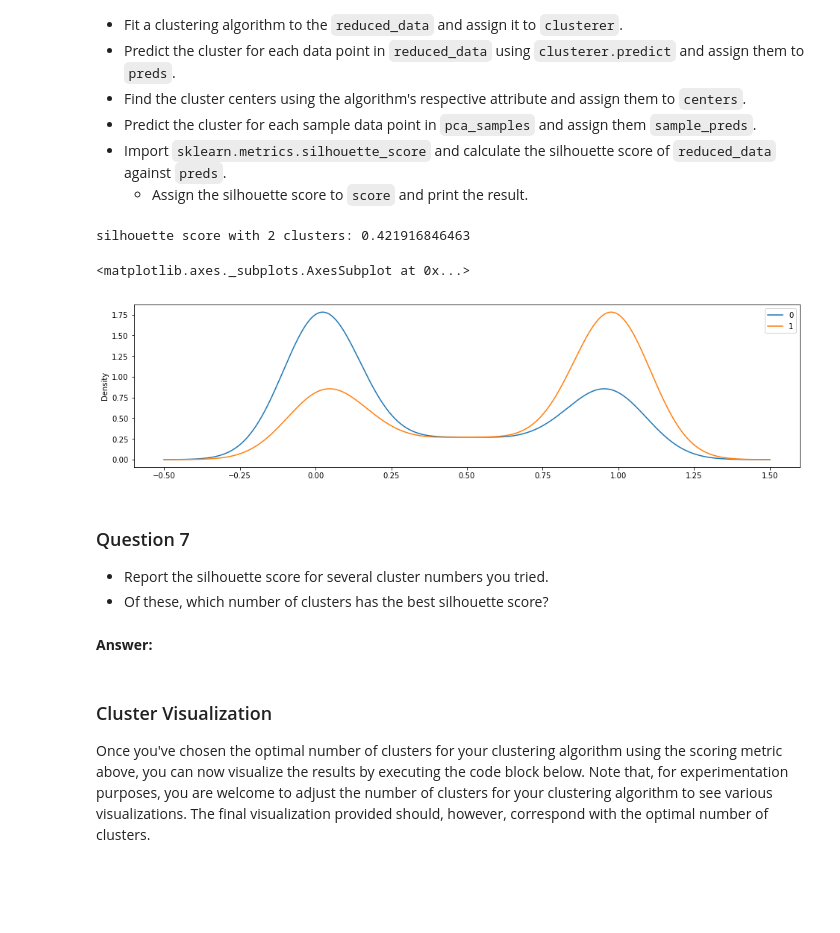
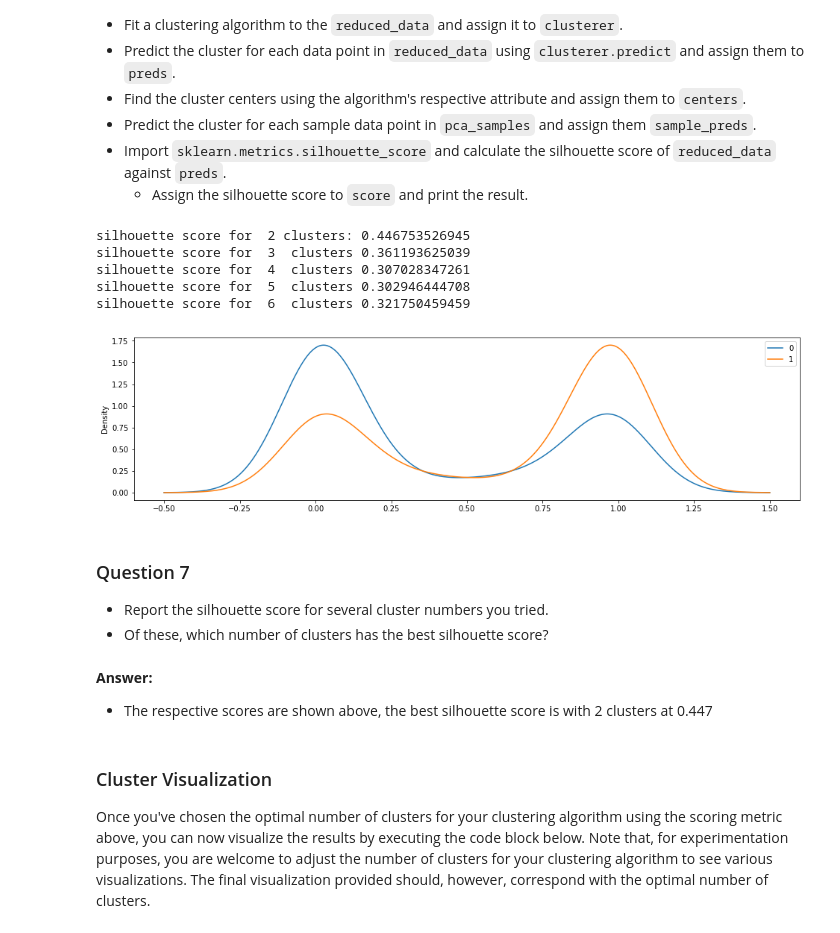
Before and after one commit to mnshr/Udacity-ML, a Jupyter notebook: customer_segments/customer_segments.ipynb, the cells around one changed output. Saved outputs shown, nothing was run; the diff lists cells and outputs as text; code cells hidden in the pictures; blank space fills up the shorter version.

```diff
--- a/customer_segments/customer_segments.ipynb
+++ b/customer_segments/customer_segments.ipynb
@@ -243,7 +243,7 @@ display(outliers_1)
 display(outliers_2)
 
 # Remove the outliers, if any were specified
-good_data = log_data.drop(outliers).reset_index(drop = True)
+good_data = log_data.drop(outliers_1).reset_index(drop = True)
 good_data.describe()
 # %% [output]
 Data points considered outliers for the feature 'Fresh':
@@ -467,36 +477,49 @@ In the code block below, you will need to implement the following:
 # %%
 from sklearn.mixture import GaussianMixture
 from sklearn.metrics import silhouette_score
-# TODO: Apply your clustering algorithm of choice to the reduced data
-clusterer = GaussianMixture(n_components=2,random_state=1).fit(reduced_data)
 
-# TODO: Predict the cluster for each data point
-preds = clusterer.predict(reduced_data)
+for i in range(2,7):
+    # TODO: Apply your clustering algorithm of choice to the reduced data
+    clusterer = GaussianMixture(n_components=i,random_state=1).fit(reduced_data)
 
-# TODO: Find the cluster centers
-centers = clusterer.means_
+    # TODO: Predict the cluster for each data point
+    preds = clusterer.predict(reduced_data)
 
-# TODO: Predict the cluster for each transformed sample data point
-sample_preds = clusterer.predict(pca_samples)
+    # TODO: Find the cluster centers
+    centers = clusterer.means_
 
-# TODO: Calculate the mean silhouette coefficient for the number of clusters chosen
-score = silhouette_score(reduced_data,preds)
-print ('silhouette score with 2 clusters:', score)
+    # TODO: Predict the cluster for each transformed sample data point
+    sample_preds = clusterer.predict(pca_samples)
 
-proba = clusterer.predict_proba(reduced_data)
-proba_prediction = pd.DataFrame(proba)
-proba_prediction.plot.kde(figsize = (16,4))
+    # TODO: Calculate the mean silhouette coefficient for the number of clusters chosen
+    score = silhouette_score(reduced_data,preds)
+
+    if (i == 2):
+        print ('silhouette score for  2 clusters:', score)
+        proba = clusterer.predict_proba(reduced_data)
+        proba_prediction = pd.DataFrame(proba)
+        proba_prediction.plot.kde(figsize = (16,4))
+        preds_2=preds
+        centers_2=centers
+        sample_preds_2=sample_preds
+    else:
+        print('silhouette score for ', i, ' clusters', score)
 # %% [output]
-silhouette score with 2 clusters: 0.421916846463
+silhouette score for  2 clusters: 0.446753526945
+silhouette score for  3  clusters 0.361193625039
+silhouette score for  4  clusters 0.307028347261
+silhouette score for  5  clusters 0.302946444708
+silhouette score for  6  clusters 0.321750459459
-<matplotlib.axes._subplots.AxesSubplot at 0x...>
-[figure, old version]
+[figure, new version]
 # %% [markdown]
 ### Question 7
 
 * Report the silhouette score for several cluster numbers you tried.
 * Of these, which number of clusters has the best silhouette score?
-# %% [markdown]
-**Answer:**
+# %% [markdown]
+**Answer:**
+
+* The respective scores are shown above, the best silhouette score is with 2 clusters at 0.447
 # %% [markdown]
 ### Cluster Visualization
 Once you've chosen the optimal number of clusters for your clustering algorithm using the scoring metric above, you can now visualize the results by executing the code block below. Note that, for experimentation purposes, you are welcome to adjust the number of clusters for your clustering algorithm to see various visualizations. The final visualization provided should, however, correspond with the optimal number of clusters.
```
Also changed, not shown: parts of 18 cells of this notebook.
